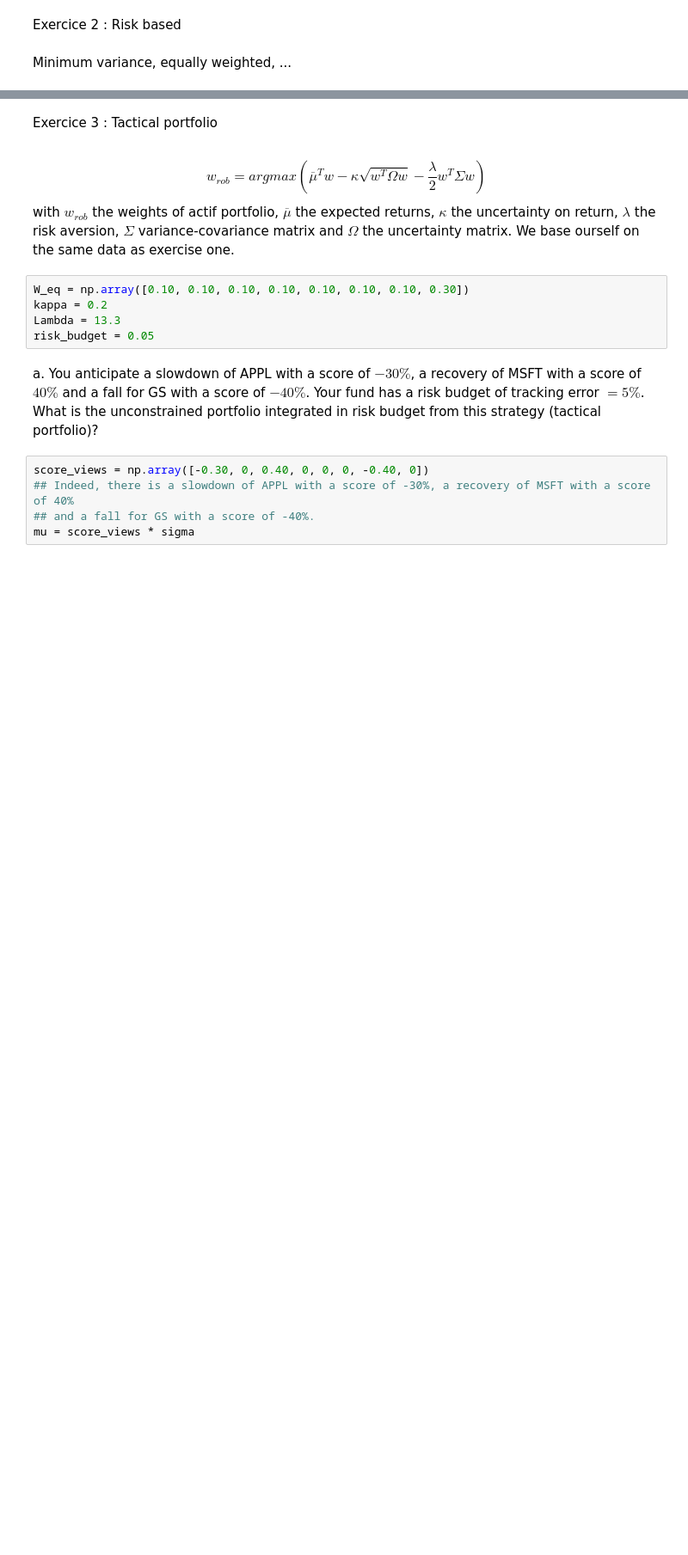
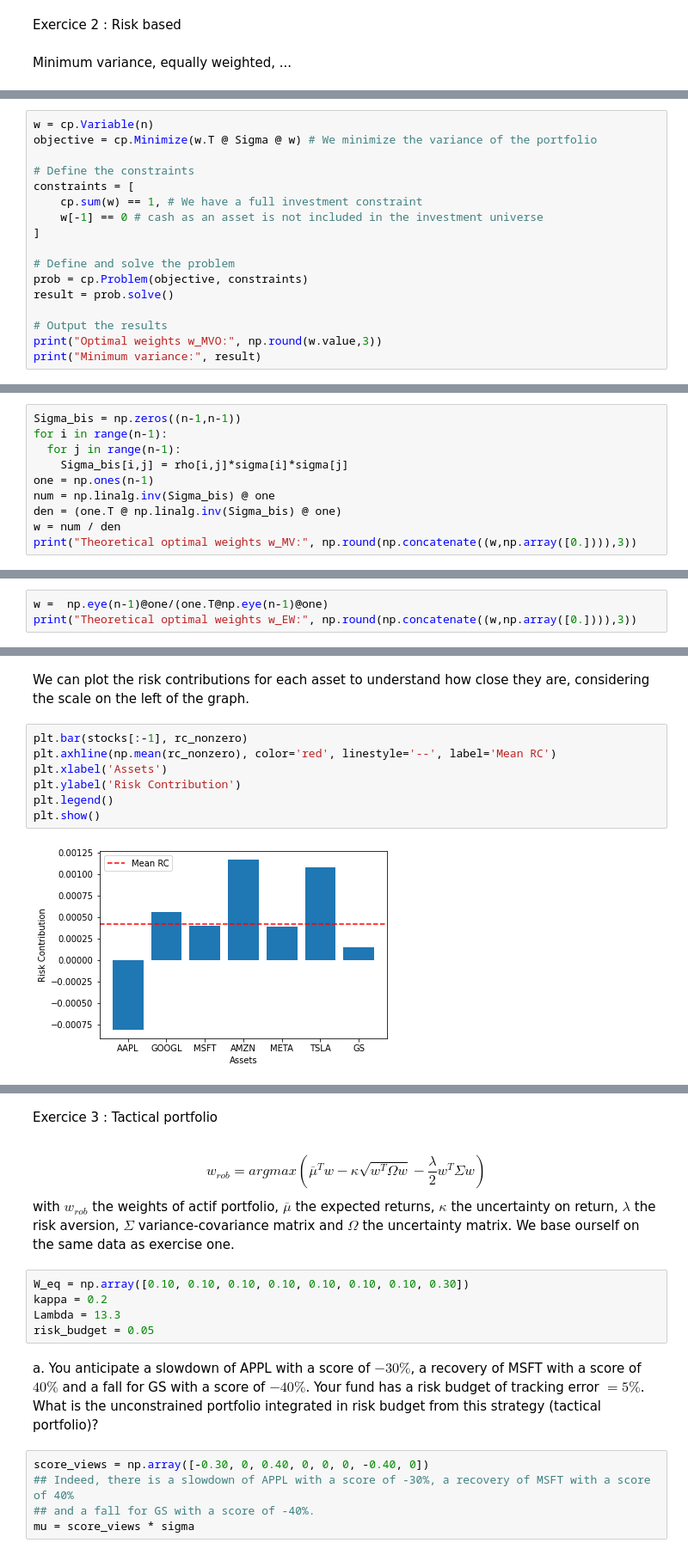
Before and after one commit to ethantrentin/Portfolio-Allocation, a Jupyter notebook: TP_à_rendre.ipynb, the cells around one changed output, grey strips where cells are left out. Shown at 86% size. Saved outputs shown, nothing was run; the diff lists cells and outputs as text; blank space fills up the shorter version.

```diff
--- a/TP_à_rendre.ipynb
+++ b/TP_à_rendre.ipynb
@@ -375,0 +380,17 @@ Minimum variance, equally weighted, ...
+# %%
+w = cp.Variable(n)
+objective = cp.Minimize(w.T @ Sigma @ w) # We minimize the variance of the portfolio
+
+# Define the constraints
+constraints = [
+    cp.sum(w) == 1, # We have a full investment constraint
+    w[-1] == 0 # cash as an asset is not included in the investment universe
+]
+
+# Define and solve the problem
+prob = cp.Problem(objective, constraints)
+result = prob.solve()
+
+# Output the results
+print("Optimal weights w_MVO:", np.round(w.value,3))
+print("Minimum variance:", result)
@@ -375,0 +402,10 @@ Minimum variance, equally weighted, ...
+# %%
+Sigma_bis = np.zeros((n-1,n-1))
+for i in range(n-1):
+  for j in range(n-1):
+    Sigma_bis[i,j] = rho[i,j]*sigma[i]*sigma[j]
+one = np.ones(n-1)
+num = np.linalg.inv(Sigma_bis) @ one
+den = (one.T @ np.linalg.inv(Sigma_bis) @ one)
+w = num / den
+print("Theoretical optimal weights w_MV:", np.round(np.concatenate((w,np.array([0.]))),3))
@@ -375,0 +427,3 @@ Minimum variance, equally weighted, ...
+# %%
+w =  np.eye(n-1)@one/(one.T@np.eye(n-1)@one)
+print("Theoretical optimal weights w_EW:", np.round(np.concatenate((w,np.array([0.]))),3))
@@ -375,0 +486,11 @@ Minimum variance, equally weighted, ...
+# %% [markdown]
+We can plot the risk contributions for each asset to understand how close they are, considering the scale on the left of the graph.
+# %%
+plt.bar(stocks[:-1], rc_nonzero)
+plt.axhline(np.mean(rc_nonzero), color='red', linestyle='--', label='Mean RC')
+plt.xlabel('Assets')
+plt.ylabel('Risk Contribution')
+plt.legend()
+plt.show()
+# %% [output]
+[figure, added]
```
Also changed, not shown: parts of 26 cells of this notebook.
